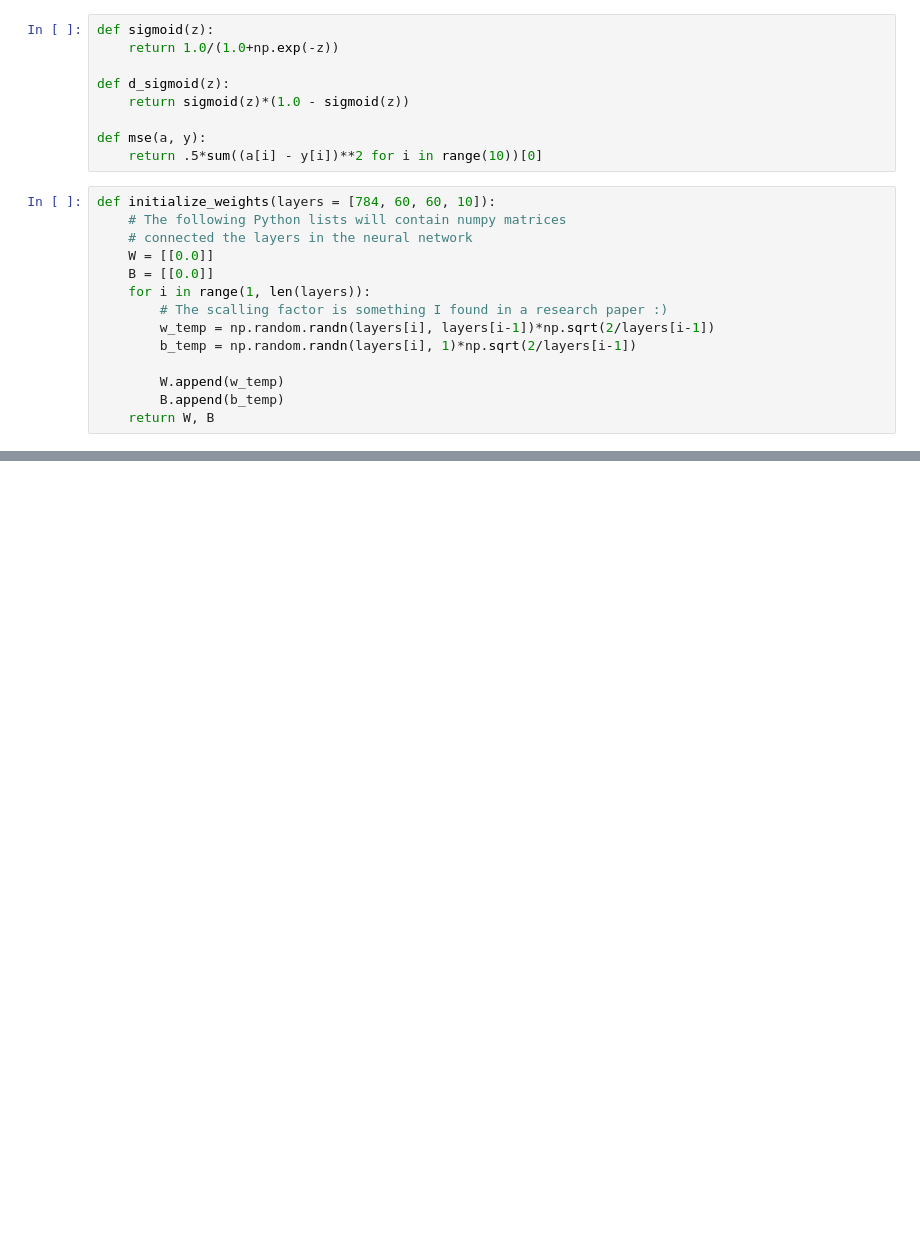
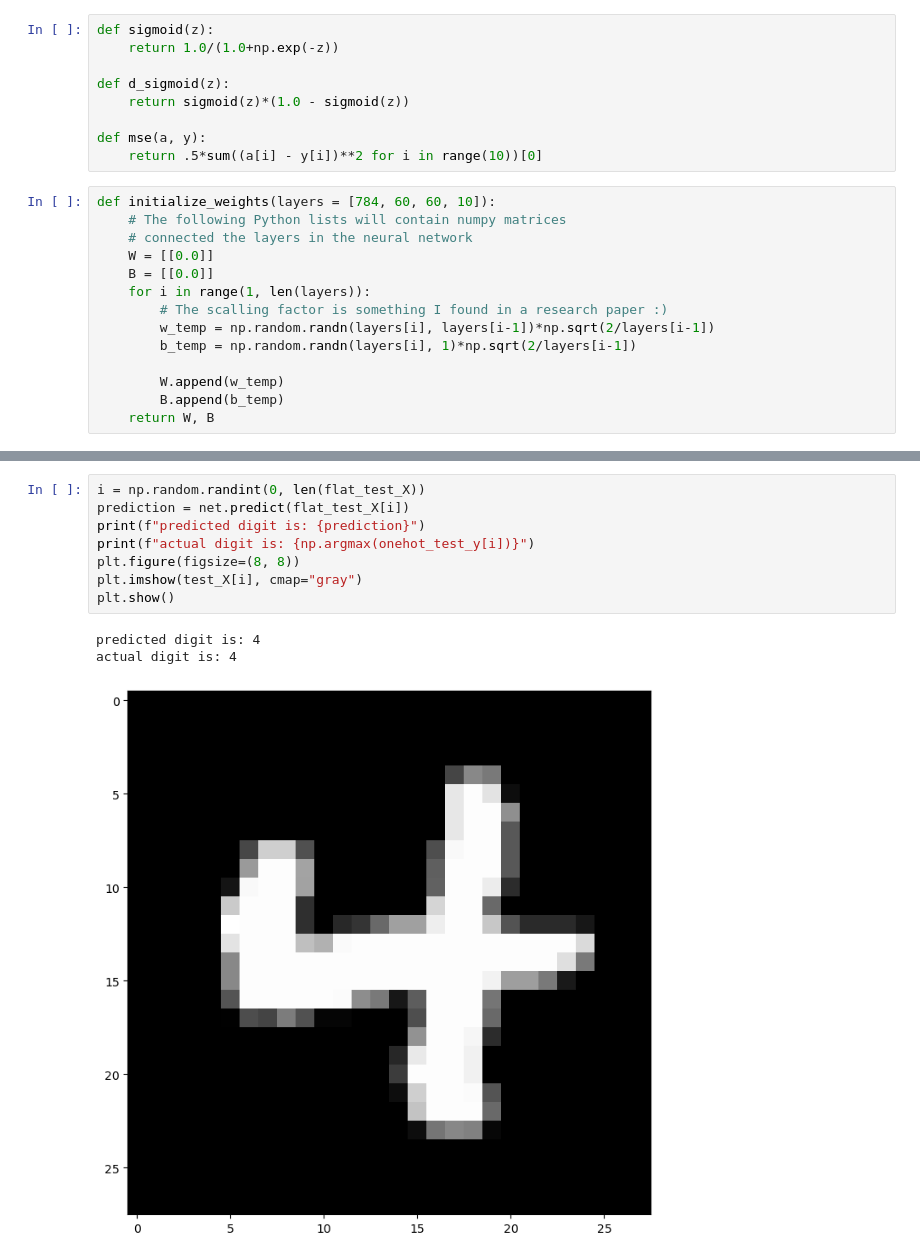
Before and after one commit to Kay-zttang/ML-Course-Notes, a Jupyter notebook: lec6_The_Dense_Neuron_Network/The_Dense_Neuron_Mode.ipynb, the cells around one changed output, grey strips where cells are left out. Cells and saved outputs as stored; diff of their text form; blank space fills up the shorter version.

```diff
--- a/lec6_The_Dense_Neuron_Network/The_Dense_Neuron_Mode.ipynb
+++ b/lec6_The_Dense_Neuron_Network/The_Dense_Neuron_Mode.ipynb
@@ -108,0 +240,12 @@ mse(y_hat, yi) = 1.7740641671146622
+# %%
+i = np.random.randint(0, len(flat_test_X))
+prediction = net.predict(flat_test_X[i])
+print(f"predicted digit is: {prediction}")
+print(f"actual digit is: {np.argmax(onehot_test_y[i])}")
+plt.figure(figsize=(8, 8))
+plt.imshow(test_X[i], cmap="gray")
+plt.show()
+# %% [output]
+predicted digit is: 4
+actual digit is: 4
+[figure, added]
```
Also changed, not shown: parts of 11 cells of this notebook.
